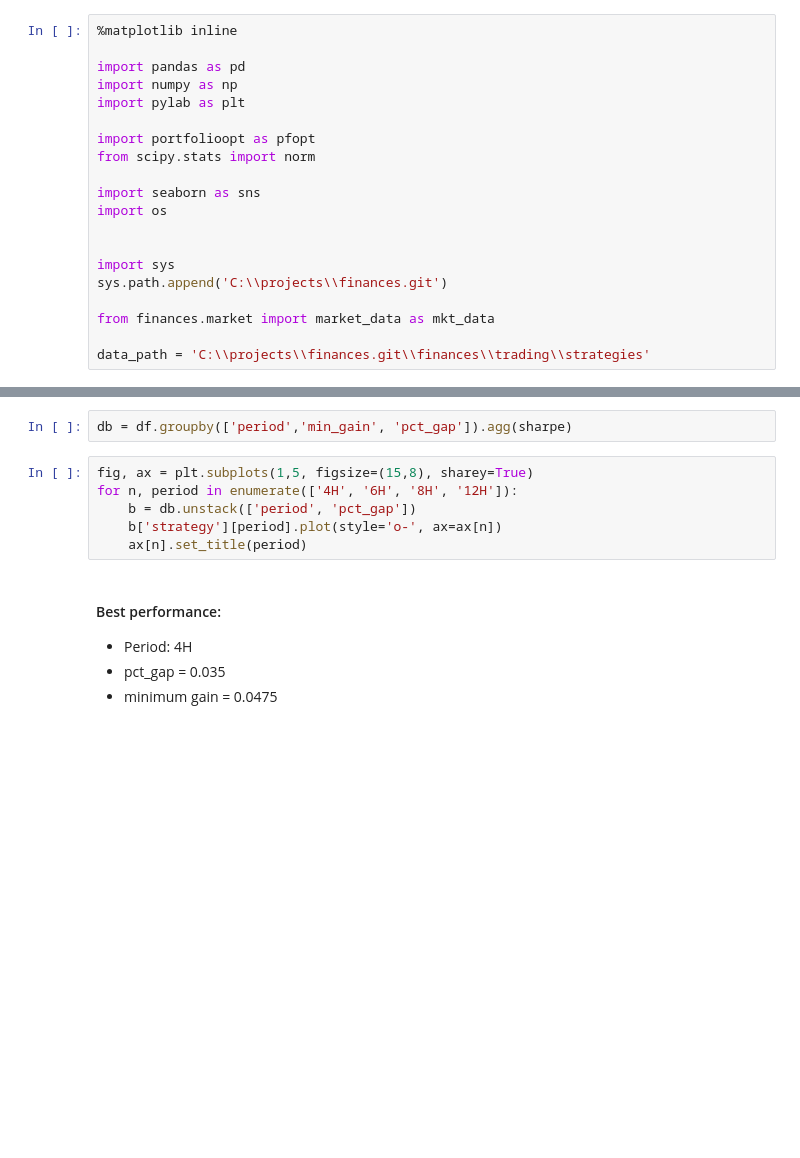
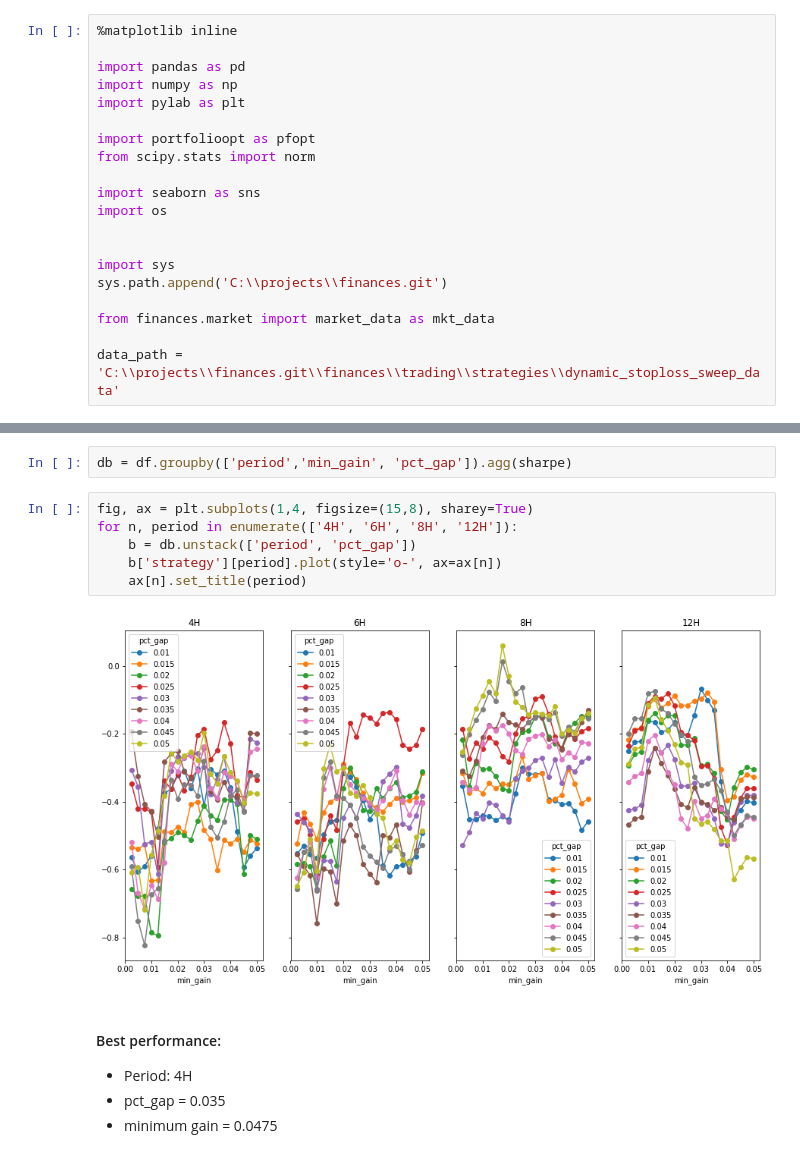
Before and after one commit to dxcv/finances, a Jupyter notebook: finances/trading/strategies/Analysis dynamic stoploss-Copy1.ipynb, the cells around one changed output, grey strips where cells are left out. Drawn from its saved outputs; the diff is of its cells as text; blank space fills up the shorter version.

Commit message:
updated all strategies

```diff
--- a/finances/trading/strategies/Analysis dynamic stoploss-Copy1.ipynb
+++ b/finances/trading/strategies/Analysis dynamic stoploss-Copy1.ipynb
@@ -17,7 +17,7 @@ sys.path.append('C:\\projects\\finances.git')
 
 from finances.market import market_data as mkt_data
 
-data_path = 'C:\\projects\\finances.git\\finances\\trading\\strategies'
+data_path = 'C:\\projects\\finances.git\\finances\\trading\\strategies\\dynamic_stoploss_sweep_data'
 # %%
 def sharpe(data):
     return data.mean()/data.std()
@@ -67,11 +71,13 @@ plt.show()
 # %%
 db = df.groupby(['period','min_gain', 'pct_gap']).agg(sharpe)
 # %%
-fig, ax = plt.subplots(1,5, figsize=(15,8), sharey=True)
+fig, ax = plt.subplots(1,4, figsize=(15,8), sharey=True)
 for n, period in enumerate(['4H', '6H', '8H', '12H']):
     b = db.unstack(['period', 'pct_gap'])
     b['strategy'][period].plot(style='o-', ax=ax[n])
     ax[n].set_title(period)
+# %% [output]
+[figure, added]
 # %% [markdown]
 #### Best performance:
 * Period: 4H
```
Also changed, not shown: parts of 9 cells of this notebook, 6 other files.
